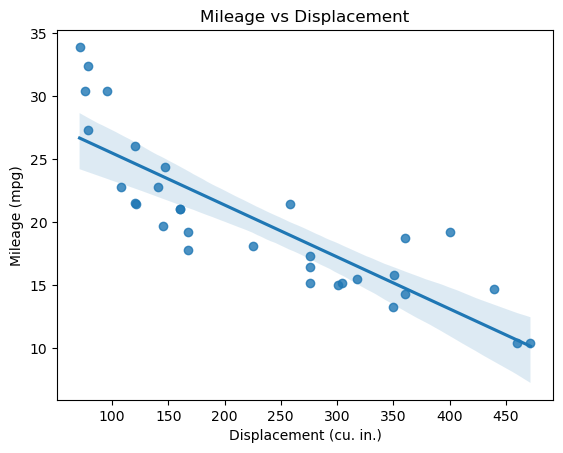
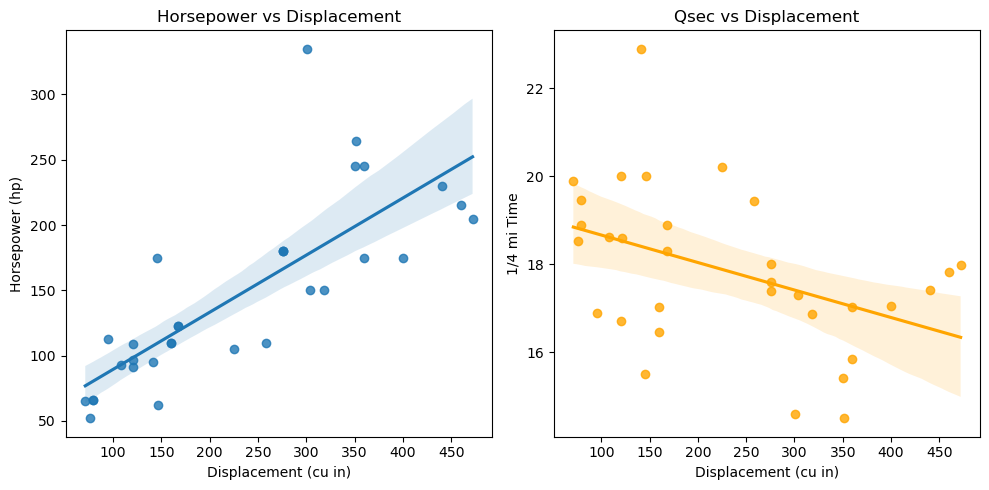
The change to this notebook cell's code, shown as a diff; its figure went from the first image to the second:
--- before
+++ after
@@ -1,5 +1,17 @@
+
+fig, axes = plt.subplots(1, 2, figsize=(10, 5))
+
 # mpg vs displacement
-ax = sns.regplot(data=mtcars[['mpg', 'disp']].sort_values(by='disp'), x='disp', y='mpg')
-plt.ylabel("Mileage (mpg)")
-plt.xlabel("Displacement (cu. in.)")
-ax.set_title("Mileage vs Displacement")
+sns.regplot(data=mtcars.sort_values(by='disp'), x='disp', y='hp', ax=axes[0])
+axes[0].set_ylabel("Horsepower (hp)")
+axes[0].set_xlabel("Displacement (cu in)")
+axes[0].set_title("Horsepower vs Displacement")
+
+# qsec vs displacement
+sns.regplot(data=mtcars.sort_values(by='disp'), x='disp', y='qsec', ax=axes[1], color='orange')
+axes[1].set_ylabel("1/4 mi Time")
+axes[1].set_xlabel("Displacement (cu in)")
+axes[1].set_title("Qsec vs Displacement")
+
+plt.tight_layout()
+plt.show()

Commit: Finalized